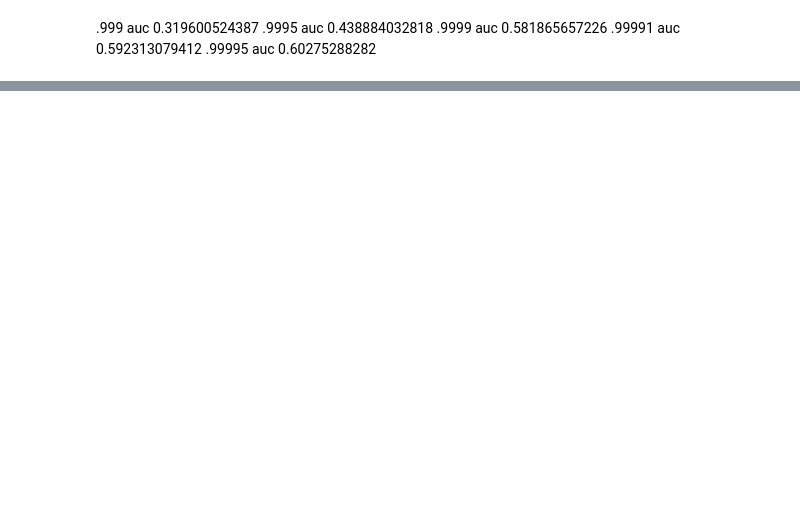
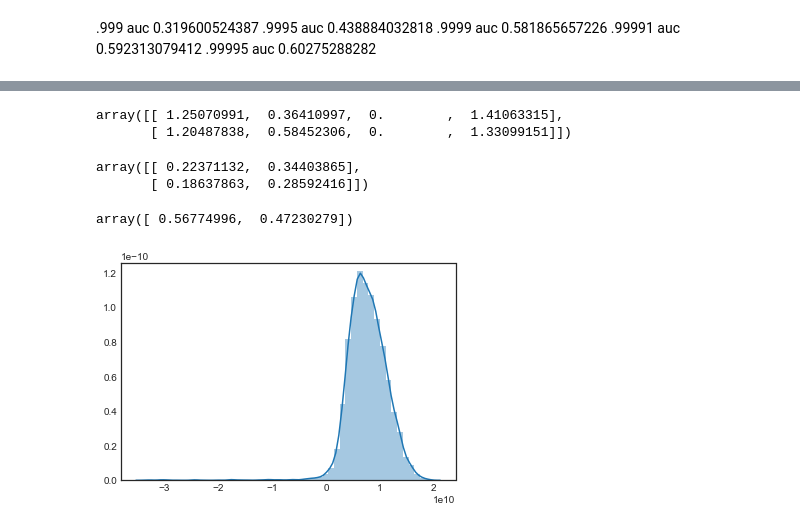
Before and after one commit to NekuSakuraba/machine-learning, a Jupyter notebook: projects/capstone/project/Project Development.ipynb, the cells around one changed output, grey strips where cells are left out. Saved outputs shown, nothing was run; the diff lists cells and outputs as text; code cells hidden in the pictures; blank space fills up the shorter version.

```diff
--- a/projects/capstone/project/Project Development.ipynb
+++ b/projects/capstone/project/Project Development.ipynb
@@ -891,0 +1200,2 @@ plt.show()
+# %%
+sig = np.array(sig)
@@ -891,0 +1215,8 @@ plt.show()
+# %%
+x = []
+for _ in (X_resampled - mu):
+    _ = _.reshape(1, -1)
+    x.append(_.dot(inv(sig)).dot(_.T))
+x = np.array(x).reshape(-1, 1)
+# %%
+l = (1 + x/4)
@@ -891,0 +1248,21 @@ plt.show()
+# %%
+chol.reshape(2, -1)
+# %% [output]
+array([[ 1.25070991,  0.36410997,  0.        ,  1.41063315],
+       [ 1.20487838,  0.58452306,  0.        ,  1.33099151]])
+# %%
+np.log(chol.reshape(2, -1)[:, ::3])
+# %% [output]
+array([[ 0.22371132,  0.34403865],
+       [ 0.18637863,  0.28592416]])
+# %%
+np.sum(np.log(chol.reshape(2, -1)[:, ::3]), axis=1)
+# %% [output]
+array([ 0.56774996,  0.47230279])
+# %%
+l.sort(
+# %%
+sns.distplot(l)
+plt.show()
+# %% [output]
+[figure, added]
```
Also changed, not shown: parts of 55 cells of this notebook, 2 other files.
